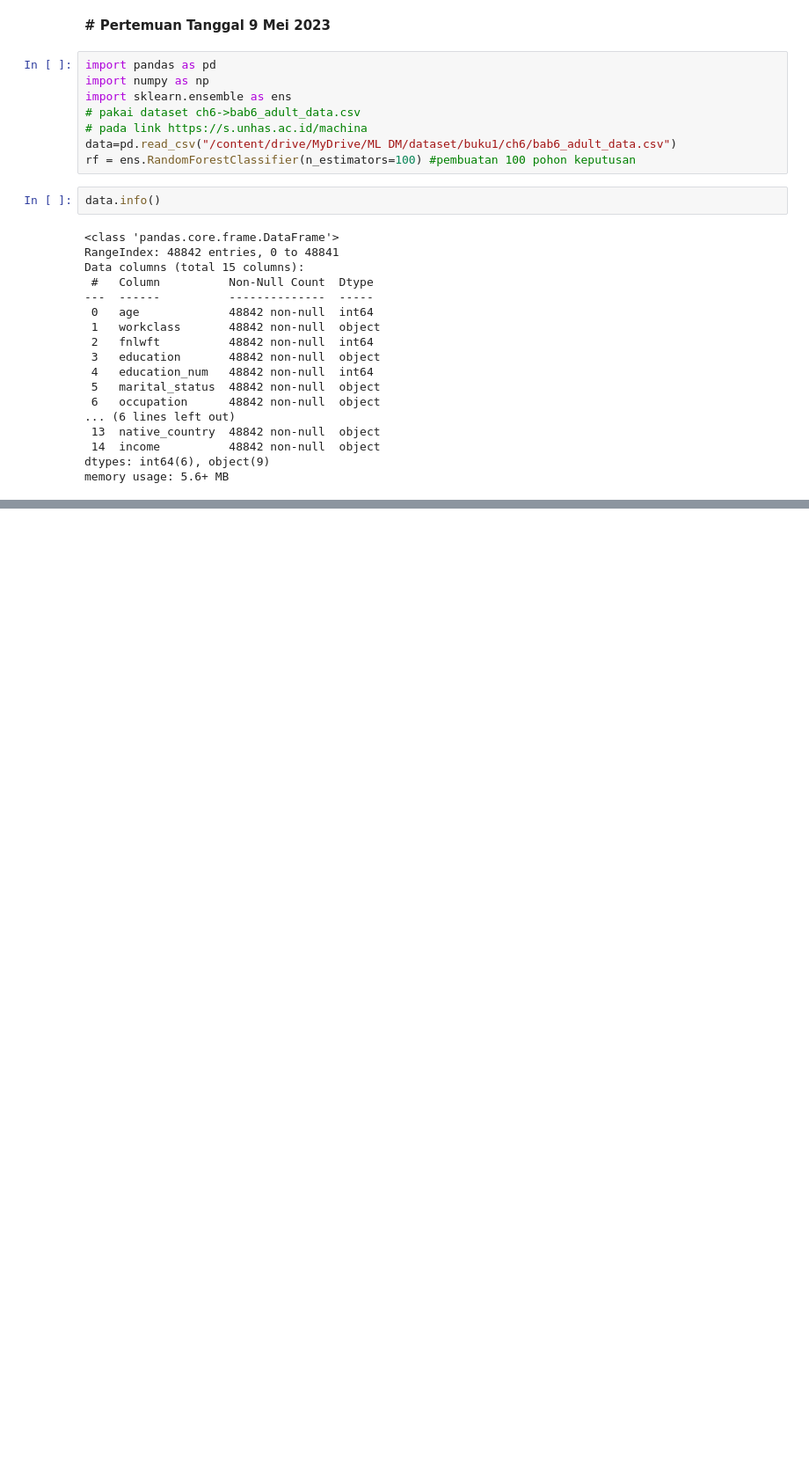
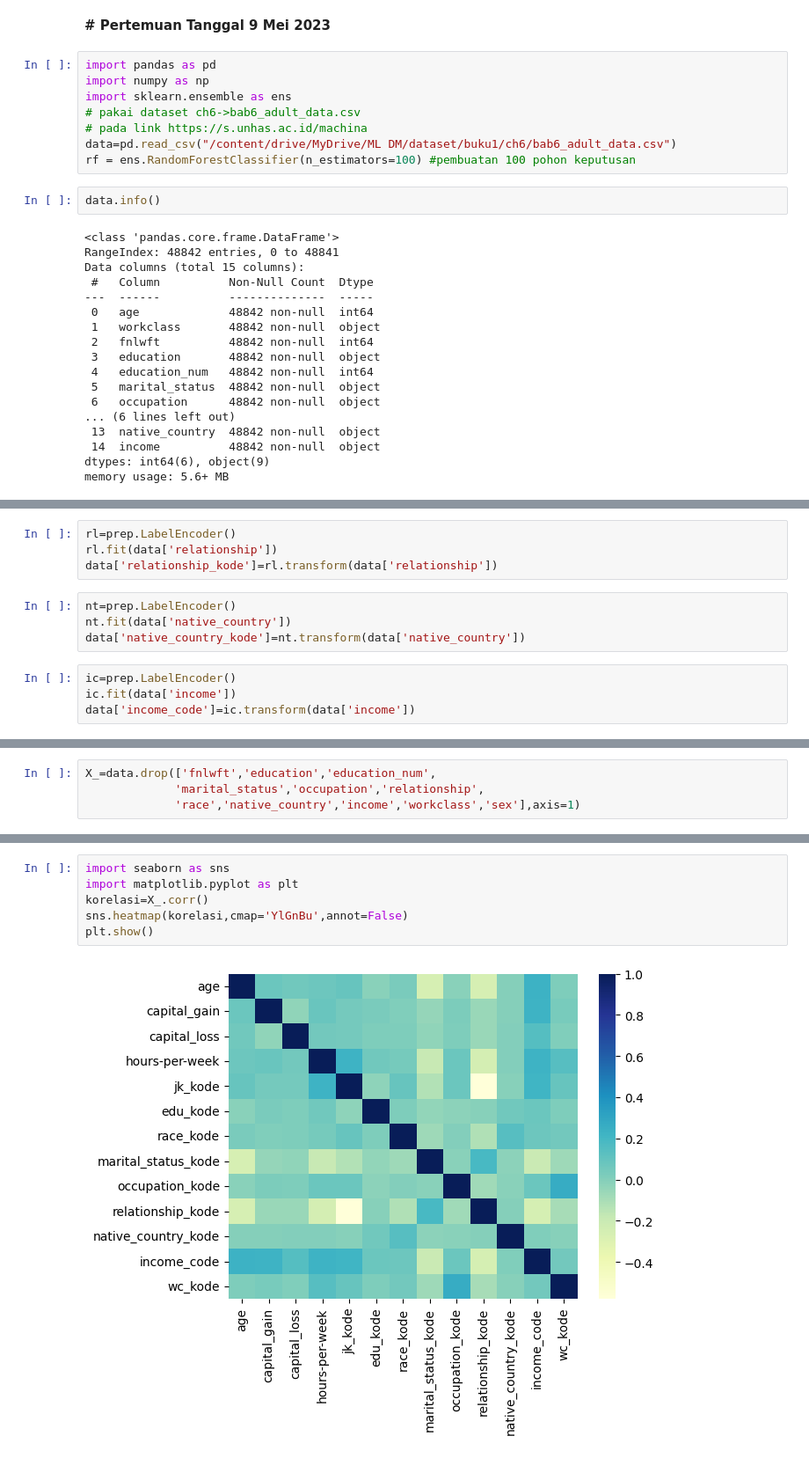
Before and after one commit to PaperBlade/machina, a Jupyter notebook: Pembelajaran_Mesin_ensemble.ipynb, the cells around one changed output, grey strips where cells are left out. Shown at 88% size. Drawn from its saved outputs; the diff is of its cells as text; blank space fills up the shorter version.

```diff
--- a/Pembelajaran_Mesin_ensemble.ipynb
+++ b/Pembelajaran_Mesin_ensemble.ipynb
@@ -151,3 +280,15 @@ memory usage: 5.6+ MB
+# %%
+rl=prep.LabelEncoder()
+rl.fit(data['relationship'])
+data['relationship_kode']=rl.transform(data['relationship'])
+# %%
+nt=prep.LabelEncoder()
+nt.fit(data['native_country'])
+data['native_country_kode']=nt.transform(data['native_country'])
+# %%
+ic=prep.LabelEncoder()
+ic.fit(data['income'])
+data['income_code']=ic.transform(data['income'])
 # %%
 data.head()
 # %% [output]
@@ -159,0 +307,4 @@ data.head()
+# %%
+X_=data.drop(['fnlwft','education','education_num',
+             'marital_status','occupation','relationship',
+             'race','native_country','income','workclass','sex'],axis=1)
@@ -159,0 +320,8 @@ data.head()
+# %%
+import seaborn as sns
+import matplotlib.pyplot as plt
+korelasi=X_.corr()
+sns.heatmap(korelasi,cmap='YlGnBu',annot=False)
+plt.show()
+# %% [output]
+[figure, added]
```
Also changed, not shown: parts of 23 cells of this notebook.
